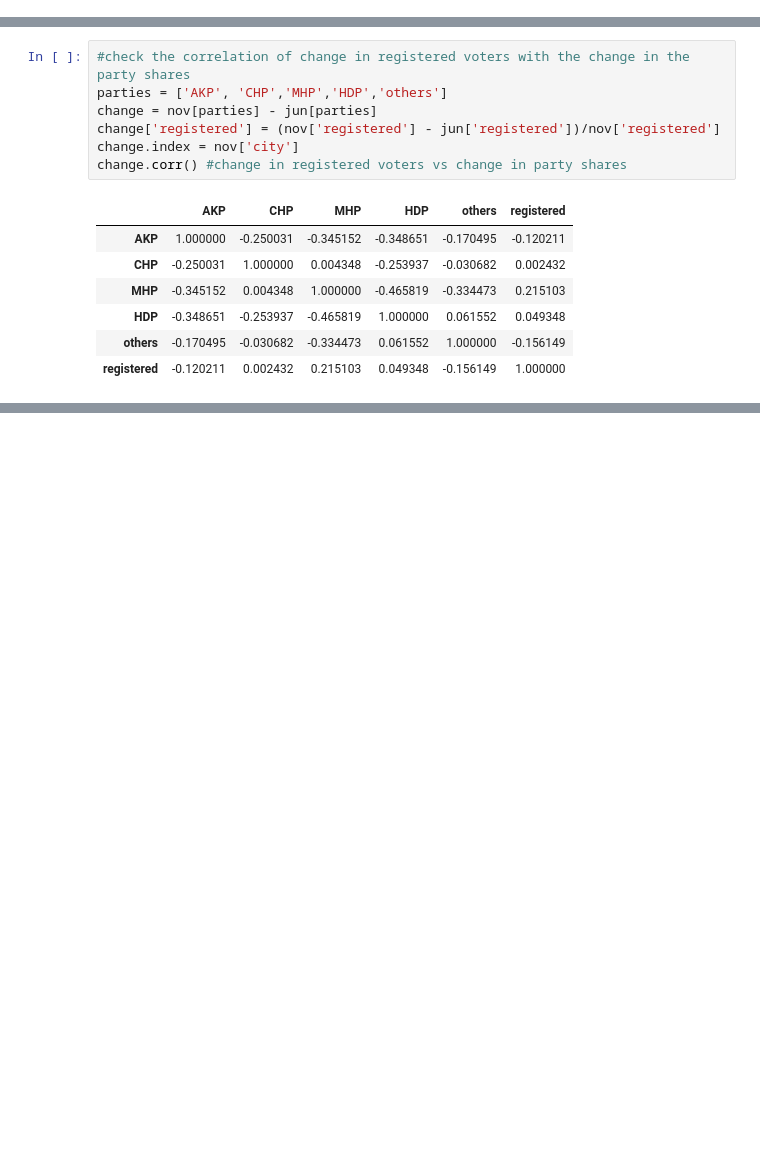
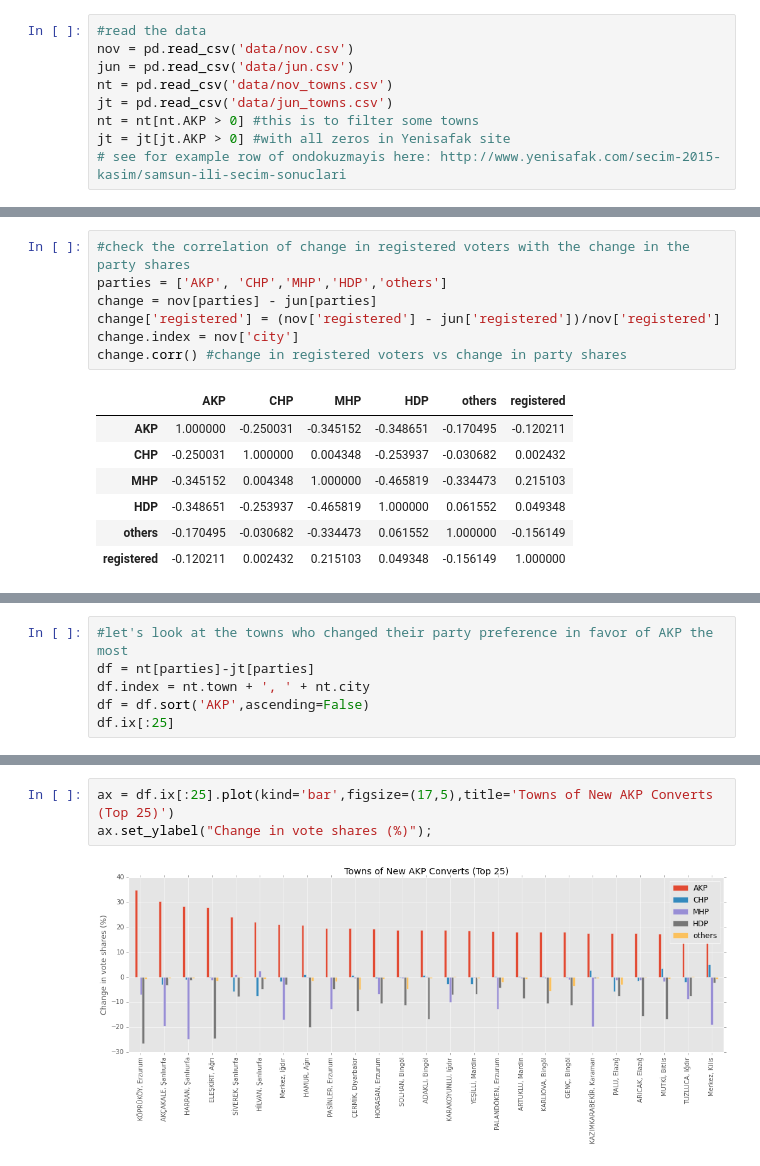
Before and after one commit to oztalha/2015-11-01-Elections-Turkey, a Jupyter notebook: Turkish General Elections, Nov 1, 2015.ipynb, the cells around one changed output, grey strips where cells are left out. Drawn from its saved outputs; the diff is of its cells as text; blank space fills up the shorter version.

Commit message:
extreme towns listed

```diff
--- a/Turkish General Elections, Nov 1, 2015.ipynb
+++ b/Turkish General Elections, Nov 1, 2015.ipynb
@@ -36,3 +32,12 @@ jun = pd.read_csv('data/jun.csv')
+# %%
+#read the data
+nov = pd.read_csv('data/nov.csv')
+jun = pd.read_csv('data/jun.csv')
+nt = pd.read_csv('data/nov_towns.csv')
+jt = pd.read_csv('data/jun_towns.csv')
+nt = nt[nt.AKP > 0] #this is to filter some towns
+jt = jt[jt.AKP > 0] #with all zeros in Yenisafak site
+# see for example row of ondokuzmayis here: http://www.yenisafak.com/secim-2015-kasim/samsun-ili-secim-sonuclari
 # %%
 def create_map(is_nov,threshold_scale,fill_color,party):
     mapname = party+'_share_nov' if is_nov else party+'_share_jun'
@@ -161,0 +189,6 @@ change.corr() #change in registered voters vs change in party shares
+# %%
+#let's look at the towns who changed their party preference in favor of AKP the most
+df = nt[parties]-jt[parties]
+df.index = nt.town + ', ' + nt.city
+df = df.sort('AKP',ascending=False)
+df.ix[:25]
@@ -161,0 +213,5 @@ change.corr() #change in registered voters vs change in party shares
+# %%
+ax = df.ix[:25].plot(kind='bar',figsize=(17,5),title='Towns of New AKP Converts (Top 25)')
+ax.set_ylabel("Change in vote shares (%)");
+# %% [output]
+[figure, added]
```
Also changed, not shown: parts of 7 cells of this notebook, 16 other files.
